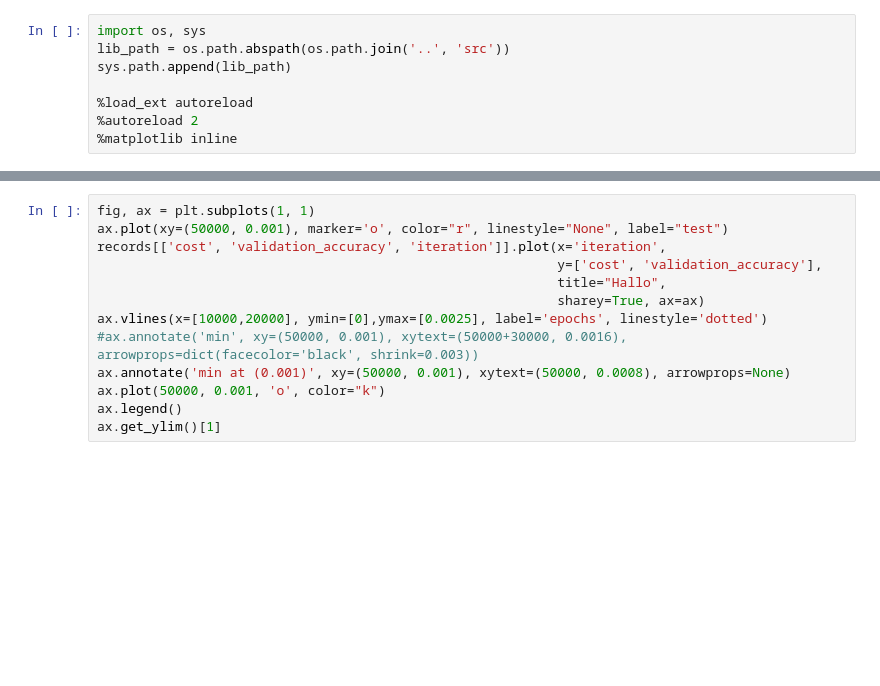
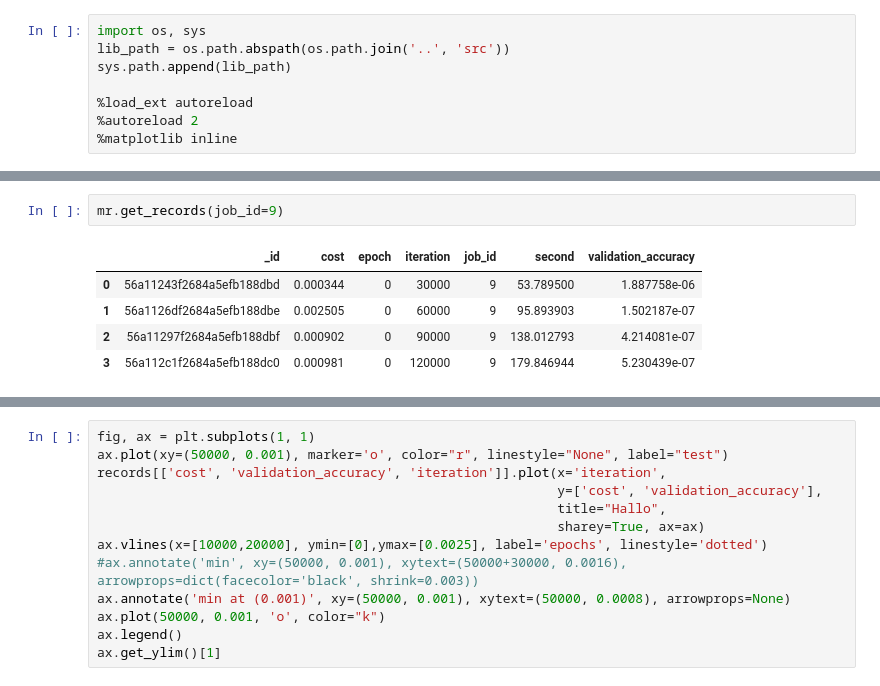
Before and after one commit to codingluke/ba-thesis-code, a Jupyter notebook: notebooks/metric_test.ipynb, the cells around one changed output, grey strips where cells are left out. Cells and saved outputs as stored; diff of their text form; blank space fills up the shorter version.

```diff
--- a/notebooks/metric_test.ipynb
+++ b/notebooks/metric_test.ipynb
@@ -51,0 +32,8 @@ records
+# %%
+mr.get_records(job_id=9)
+# %% [output]
+|  | _id | cost | epoch | iteration | job_id | second | validation_accuracy |
+| 0 | 56a11243f2684a5efb188dbd | 0.000344 | 0 | 30000 | 9 | 53.789500 | 1.887758e-06 |
+| 1 | 56a1126df2684a5efb188dbe | 0.002505 | 0 | 60000 | 9 | 95.893903 | 1.502187e-07 |
+| 2 | 56a11297f2684a5efb188dbf | 0.000902 | 0 | 90000 | 9 | 138.012793 | 4.214081e-07 |
+| 3 | 56a112c1f2684a5efb188dc0 | 0.000981 | 0 | 120000 | 9 | 179.846944 | 5.230439e-07 |
```
Also changed, not shown: parts of 7 cells of this notebook, 5 other files.
